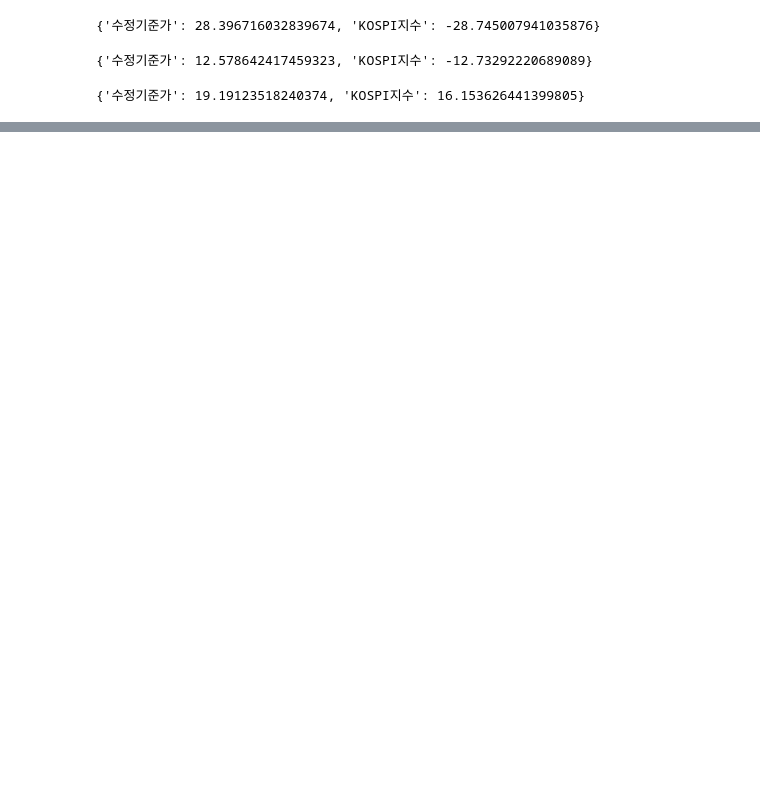
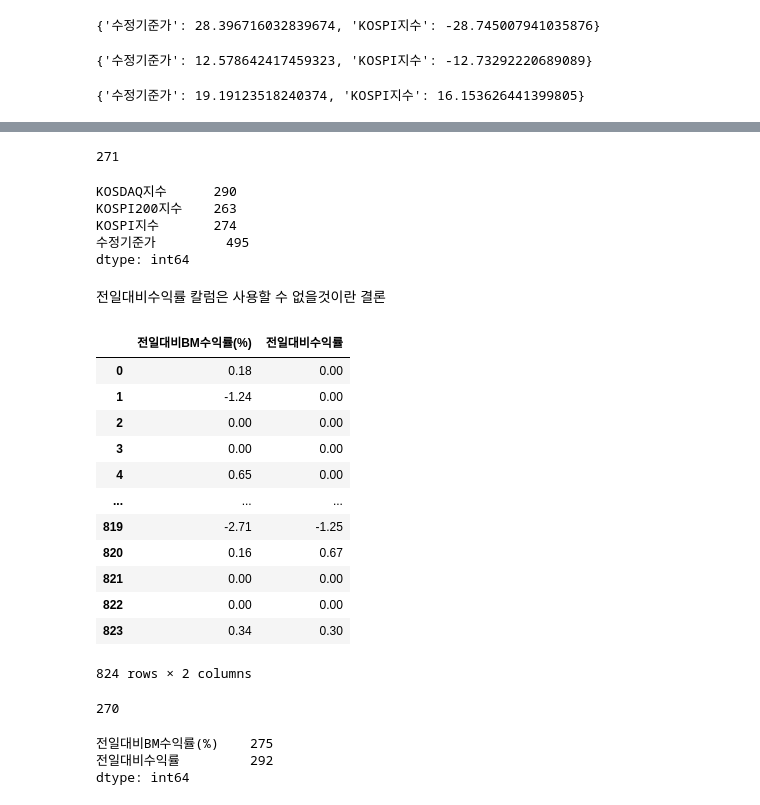
Before and after one commit to haniil/rpa-report-generator2-capstone, a Jupyter notebook: test-notebook.ipynb, the cells around one changed output, grey strips where cells are left out. Drawn from its saved outputs; the diff is of its cells as text; code cells hidden in the pictures; blank space fills up the shorter version.

```diff
--- a/test-notebook.ipynb
+++ b/test-notebook.ipynb
@@ -476,0 +742,60 @@ dtype: float64
+# %%
+zero_rows = (diff_df == 0).all(axis=1)
+
+# 해당 조건을 만족하는 행의 수 계산
+count_zero_rows = zero_rows.sum()
+
+print(count_zero_rows)
+# %% [output]
+271
+# %%
+positive_counts = (diff_df > 0).sum()
+
+print(positive_counts)
+# %% [output]
+KOSDAQ지수      290
+KOSPI200지수    263
+KOSPI지수       274
+수정기준가         495
+dtype: int64
+# %% [markdown]
+전일대비수익률 칼럼은 사용할 수 없을것이란 결론
+# %%
+k = M8186(fund_code = '100004')
+dfk = k.get_df_ref(['일자', '전일대비수익률', '전일대비BM수익률(%)'])
+columns_except_date = dfk.columns.difference(['일자'])
+
+# 선택된 칼럼에 대해 퍼센트 변화율 계산
+dfk = dfk[columns_except_date]
+dfk
+# %% [output]
+|  | 전일대비BM수익률(%) | 전일대비수익률 |
+| 0 | 0.18 | 0.00 |
+| 1 | -1.24 | 0.00 |
+| 2 | 0.00 | 0.00 |
+| 3 | 0.00 | 0.00 |
+| 4 | 0.65 | 0.00 |
+| ... | ... | ... |
+| 819 | -2.71 | -1.25 |
+| 820 | 0.16 | 0.67 |
+| 821 | 0.00 | 0.00 |
+| 822 | 0.00 | 0.00 |
+| 823 | 0.34 | 0.30 |
+824 rows × 2 columns
+# %%
+zero_rows = (dfk == 0).all(axis=1)
+
+# 해당 조건을 만족하는 행의 수 계산
+count_zero_rows = zero_rows.sum()
+
+print(count_zero_rows)
+# %% [output]
+270
+# %%
+positive_counts = (dfk > 0).sum()
+
+print(positive_counts)
+# %% [output]
+전일대비BM수익률(%)    275
+전일대비수익률         292
+dtype: int64
```
Also changed, not shown: parts of 17 cells of this notebook.
